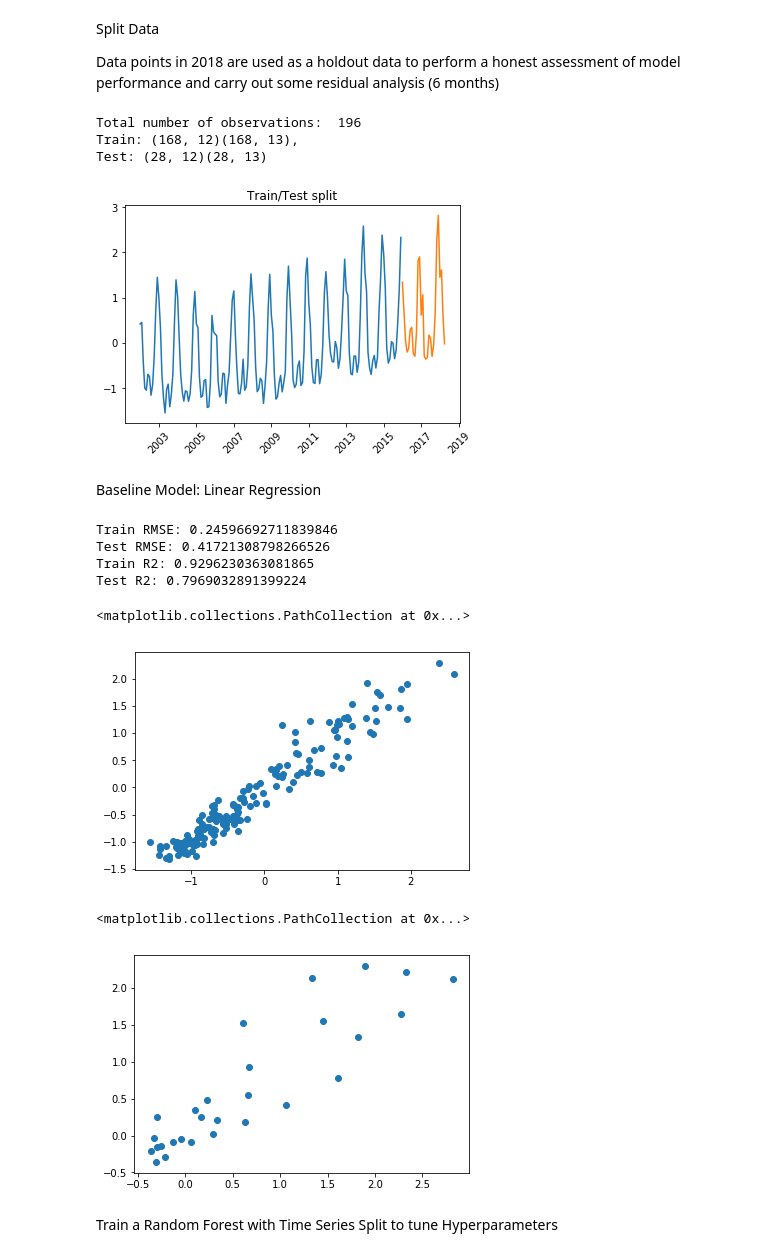
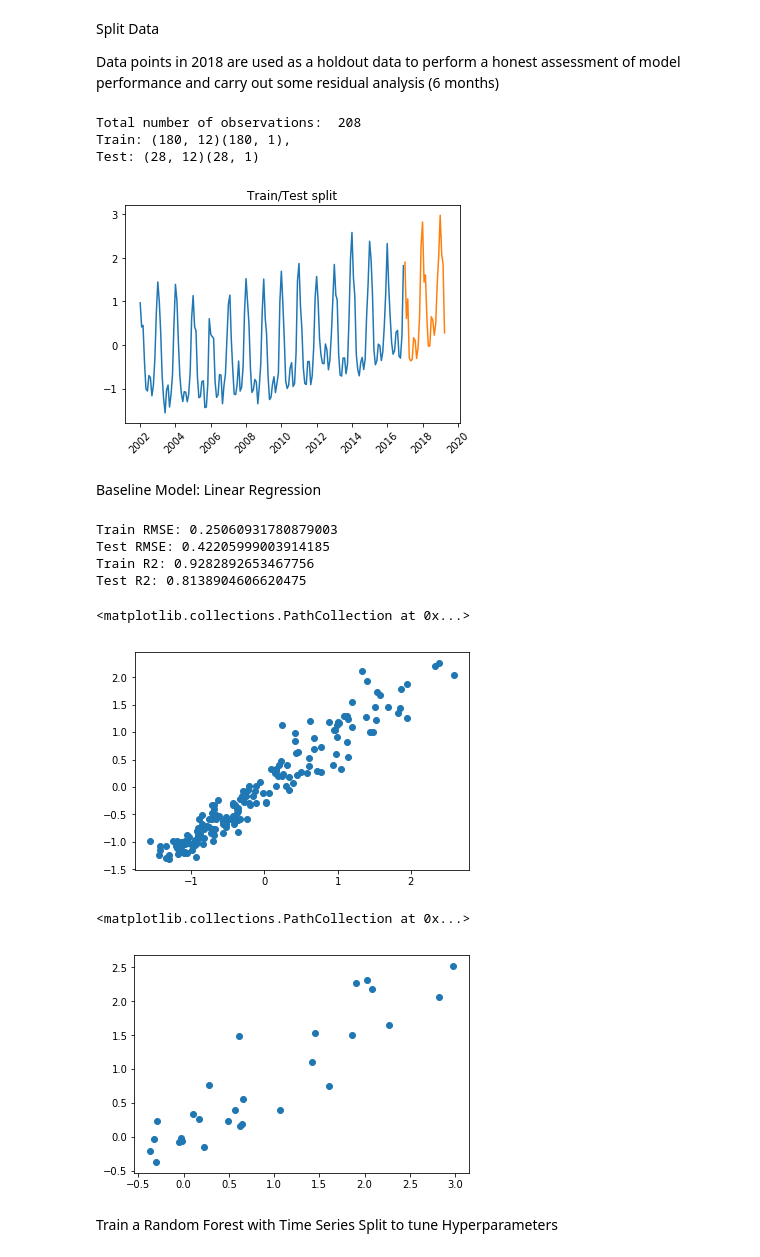
Before and after one commit to jwaliaga/NatGasDemandForcast, a Jupyter notebook: Notebooks/Patricia/USDemandForecast.ipynb, the cells around one changed output. Saved outputs shown, nothing was run; the diff lists cells and outputs as text; code cells hidden in the pictures.

```diff
--- a/Notebooks/Patricia/USDemandForecast.ipynb
+++ b/Notebooks/Patricia/USDemandForecast.ipynb
@@ -223,9 +190,12 @@ corr_features=[]
 targets = []
 tau = 12 #forecasting periods
 
-for t in range(0, tau+1):
-    data["target_t" + str(t)] = data["target"].shift(t)
-    targets.append("target_t" + str(t))
+# for t in range(0, tau+1):
+#     data["target_t" + str(t)] = data["target"].shift(t)
+#     targets.append("target_t" + str(t))
+
+data["target_t0"] = data["target"]
+targets.append("target_t0")
 
 for t in range(1, tau+1):
     data["feat_ar" + str(t)] = data["target"].shift(-t)
@@ -341,33 +315,33 @@ Split Data
 
 Data points in 2018 are used as a holdout data to perform a honest assessment of model performance and carry out some residual analysis (6 months)
 # %%
-train_test_split = 2016
+train_test_split = 2017
 X_train = data_feateng[features].loc[data_feateng["year"]<train_test_split]
 y_train = data_feateng[targets].loc[data_feateng["year"]<train_test_split]
 
 X_test = data_feateng[features].loc[data_feateng["year"]>=train_test_split]
 y_test = data_feateng[targets].loc[data_feateng["year"]>=train_test_split]
 
 
 n, k = X_train.shape
 print("Total number of observations: ", nobs)
 print("Train: {}{}, \nTest: {}{}".format(X_train.shape, y_train.shape,
                                               X_test.shape, y_test.shape))
 
 # plt.plot(y_train.index, y_train["target_t1.values"], label="train")
 # plt.plot(y_test.index, y_test["target_t1.values"], label="test")
 
-plt.plot(y_train.index, y_train["target_t1"], label="train")
-plt.plot(y_test.index, y_test["target_t1"], label="test")
+plt.plot(y_train.index, y_train["target_t0"], label="train")
+plt.plot(y_test.index, y_test["target_t0"], label="test")
 
 plt.title("Train/Test split")
 plt.xticks(rotation=45)
 plt.show()
 # %% [output]
-Total number of observations:  196
-Train: (168, 12)(168, 13),
-Test: (28, 12)(28, 13)
+Total number of observations:  208
+Train: (180, 12)(180, 1),
+Test: (28, 12)(28, 1)
-[figure, old version]
+[figure, new version]
 # %% [markdown]
 Baseline Model: Linear Regression
 # %%
@@ -386,20 +360,20 @@ R2_test = r2_score(y_test["target_t0"], p_test)
 print("Train RMSE: {}\nTest RMSE: {}".format(RMSE_train, RMSE_test) )
 print("Train R2: {}\nTest R2: {}".format(R2_train, R2_test) )
 # %% [output]
-Train RMSE: 0.24596692711839846
-Test RMSE: 0.41721308798266526
-Train R2: 0.9296230363081865
-Test R2: 0.7969032891399224
+Train RMSE: 0.25060931780879003
+Test RMSE: 0.42205999003914185
+Train R2: 0.9282892653467756
+Test R2: 0.8138904606620475
 # %%
 plt.scatter(y_train["target_t0"], p_train, label="train")
 # %% [output]
 <matplotlib.collections.PathCollection at 0x...>
-[figure, old version]
+[figure, new version]
 # %%
 plt.scatter(y_test["target_t0"], p_test, label="test")
 # %% [output]
 <matplotlib.collections.PathCollection at 0x...>
-[figure, old version]
+[figure, new version]
 # %% [markdown]
 Train a Random Forest with Time Series Split to tune Hyperparameters
 # %% [markdown]
```
Also changed, not shown: parts of 54 cells of this notebook, 3 other files.
